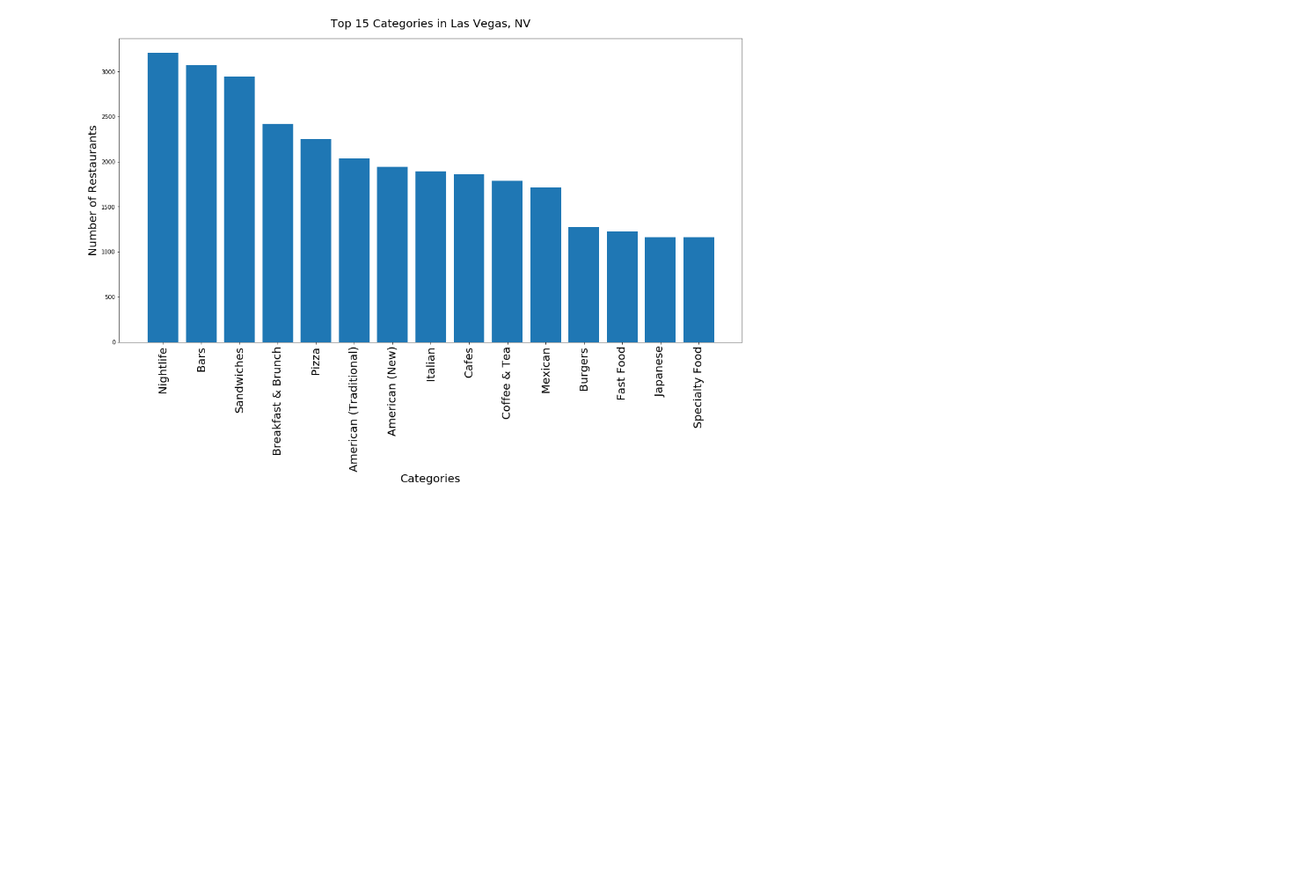
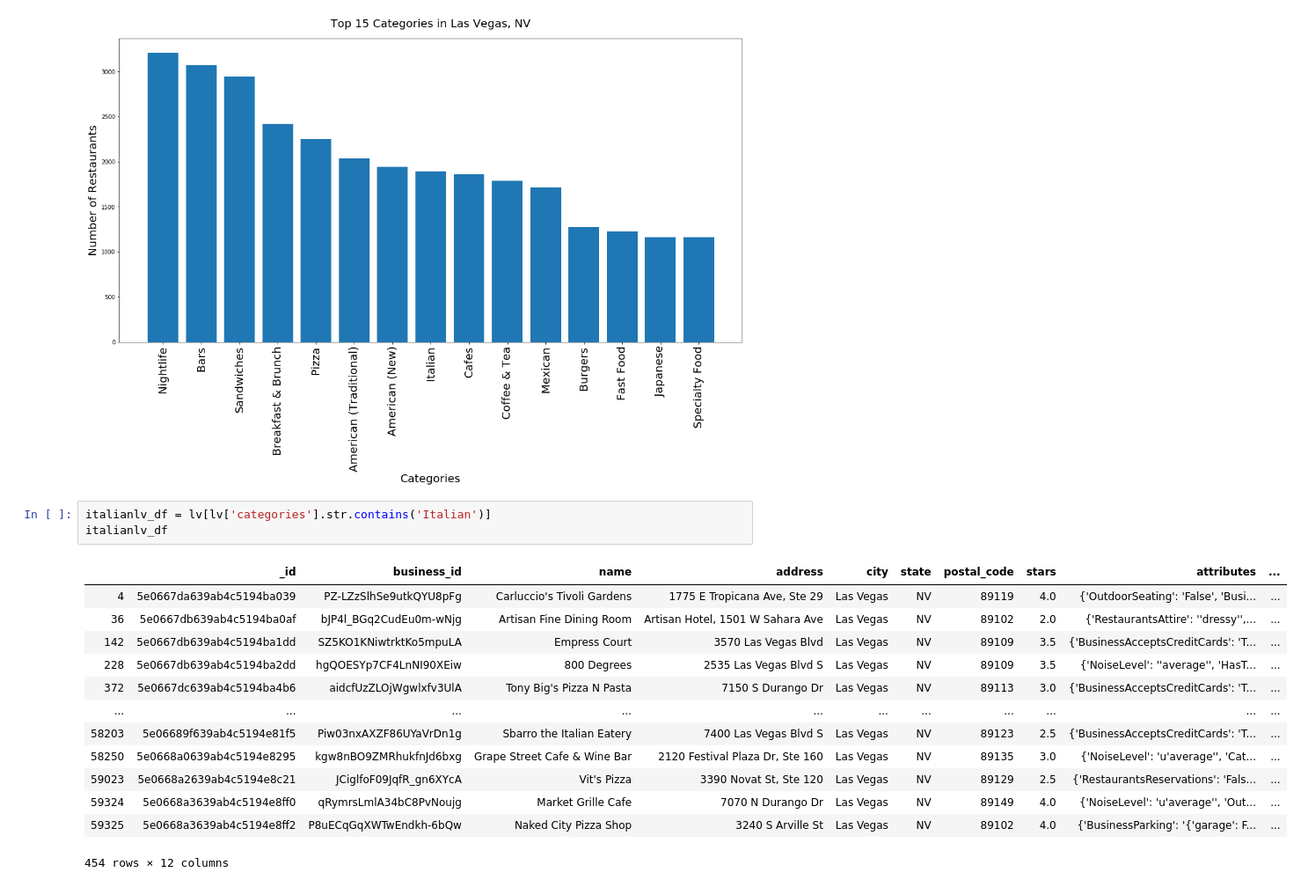
Before and after one commit to yueweng/restaurant-reviews, a Jupyter notebook: project.ipynb, the cells around one changed output. Shown at 88% size. Drawn from its saved outputs; the diff is of its cells as text; blank space fills up the shorter version.

```diff
--- a/project.ipynb
+++ b/project.ipynb
@@ -1290,3 +1292,20 @@ ax.set_ylabel('Number of Restaurants', fontsize=20)
 plt.savefig('images/categories_las_vegas.png', bbox_inches = "tight")
 # %% [output]
 [figure]
+# %%
+italianlv_df = lv[lv['categories'].str.contains('Italian')]
+italianlv_df
+# %% [output]
+|  | _id | business_id | name | address | city | state | postal_code | stars | attributes | ... |
+| 4 | 5e0667da639ab4c5194ba039 | PZ-LZzSlhSe9utkQYU8pFg | Carluccio's Tivoli Gardens | 1775 E Tropicana Ave, Ste 29 | Las Vegas | NV | 89119 | 4.0 | {'OutdoorSeating': 'False', 'Busi... | ... |
+| 36 | 5e0667db639ab4c5194ba0af | bJP4l_BGq2CudEu0m-wNjg | Artisan Fine Dining Room | Artisan Hotel, 1501 W Sahara Ave | Las Vegas | NV | 89102 | 2.0 | {'RestaurantsAttire': ''dressy'',... | ... |
+| 142 | 5e0667db639ab4c5194ba1dd | SZ5KO1KNiwtrktKo5mpuLA | Empress Court | 3570 Las Vegas Blvd | Las Vegas | NV | 89109 | 3.5 | {'BusinessAcceptsCreditCards': 'T... | ... |
+| 228 | 5e0667db639ab4c5194ba2dd | hgQOESYp7CF4LnNI90XEiw | 800 Degrees | 2535 Las Vegas Blvd S | Las Vegas | NV | 89109 | 3.5 | {'NoiseLevel': ''average'', 'HasT... | ... |
+| 372 | 5e0667dc639ab4c5194ba4b6 | aidcfUzZLOjWgwlxfv3UlA | Tony Big's Pizza N Pasta | 7150 S Durango Dr | Las Vegas | NV | 89113 | 3.0 | {'BusinessAcceptsCreditCards': 'T... | ... |
+| ... | ... | ... | ... | ... | ... | ... | ... | ... | ... | ... |
+| 58203 | 5e06689f639ab4c5194e81f5 | Piw03nxAXZF86UYaVrDn1g | Sbarro the Italian Eatery | 7400 Las Vegas Blvd S | Las Vegas | NV | 89123 | 2.5 | {'BusinessAcceptsCreditCards': 'T... | ... |
+| 58250 | 5e0668a0639ab4c5194e8295 | kgw8nBO9ZMRhukfnJd6bxg | Grape Street Cafe & Wine Bar | 2120 Festival Plaza Dr, Ste 160 | Las Vegas | NV | 89135 | 3.0 | {'NoiseLevel': 'u'average'', 'Cat... | ... |
+| 59023 | 5e0668a2639ab4c5194e8c21 | JCiglfoF09JqfR_gn6XYcA | Vit's Pizza | 3390 Novat St, Ste 120 | Las Vegas | NV | 89129 | 2.5 | {'RestaurantsReservations': 'Fals... | ... |
+| 59324 | 5e0668a3639ab4c5194e8ff0 | qRymrsLmlA34bC8PvNoujg | Market Grille Cafe | 7070 N Durango Dr | Las Vegas | NV | 89149 | 4.0 | {'NoiseLevel': 'u'average'', 'Out... | ... |
+| 59325 | 5e0668a3639ab4c5194e8ff2 | P8uECqGqXWTwEndkh-6bQw | Naked City Pizza Shop | 3240 S Arville St | Las Vegas | NV | 89102 | 4.0 | {'BusinessParking': '{'garage': F... | ... |
+454 rows × 12 columns
```
Also changed, not shown: parts of 9 cells of this notebook, 4 other files.
